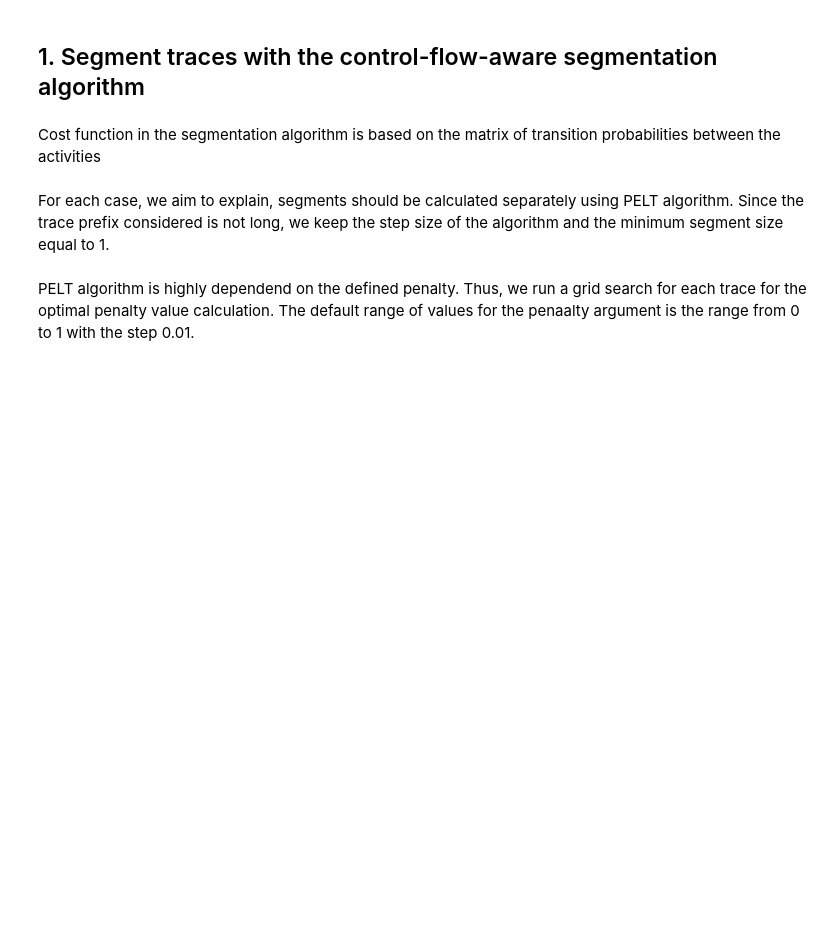
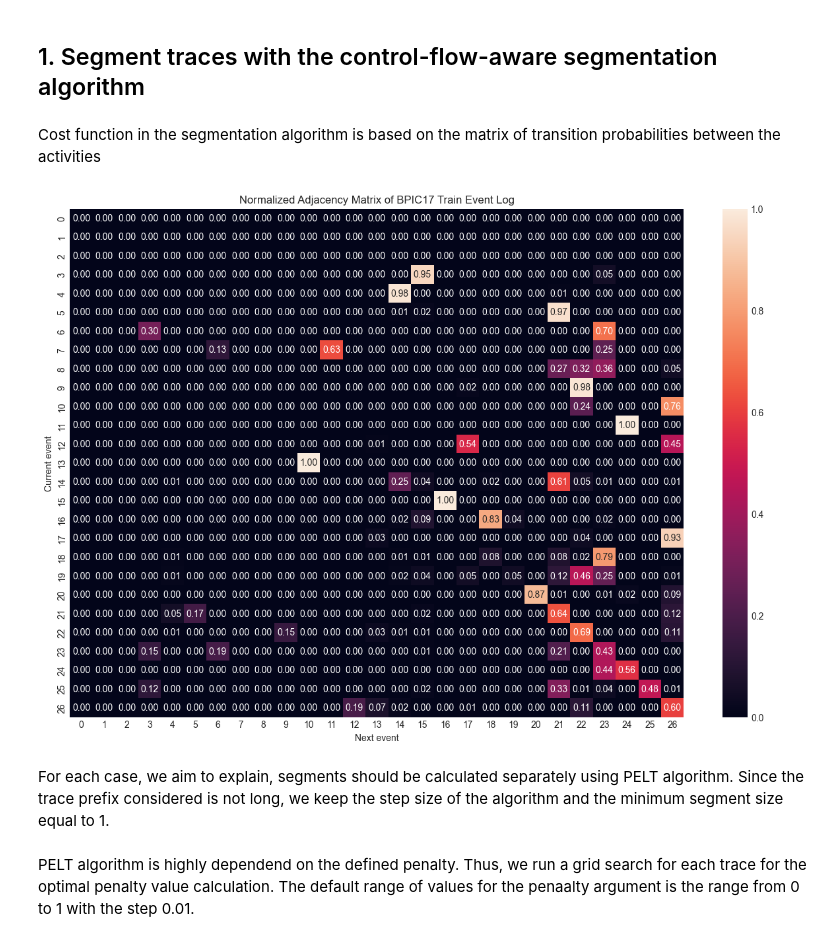
Before and after one commit to kSahatova/xAI-PPM, a Jupyter notebook: seqshap_bpi17.ipynb, the cells around one changed output. Saved outputs shown, nothing was run; the diff lists cells and outputs as text; code cells hidden in the pictures; blank space fills up the shorter version.

```diff
--- a/seqshap_bpi17.ipynb
+++ b/seqshap_bpi17.ipynb
@@ -268,3 +304,9 @@ transition_matrix = build_transition_matrix(train_loader.dataset.log.dataframe,
+# %%
+%matplotlib inline
+
+plot_transition_matrix(transition_matrix)
+# %% [output]
+[figure, added]
 # %% [markdown]
 For each case, we aim to explain, segments should be calculated separately using PELT algorithm. Since the trace prefix considered is not long, we keep the step size of the algorithm and the minimum segment size equal to 1.
 # %% [markdown]
```
Also changed, not shown: parts of 28 cells of this notebook, 26 other files.
